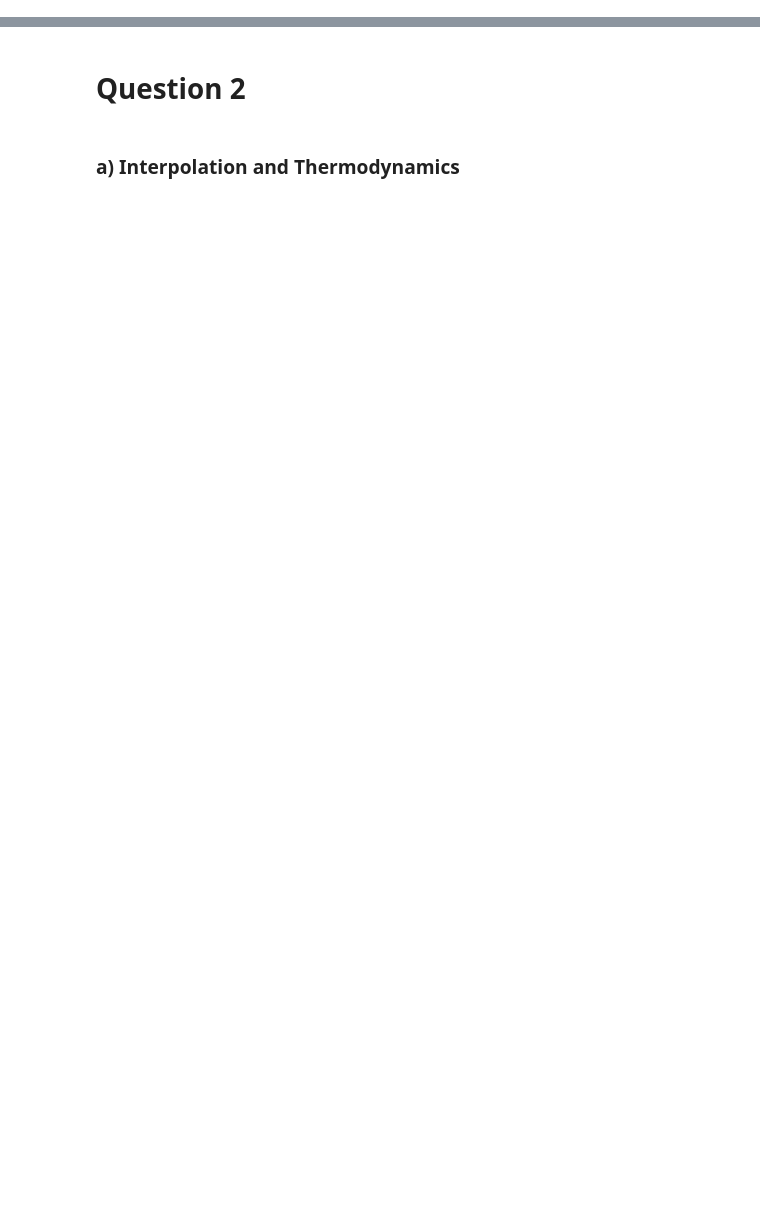
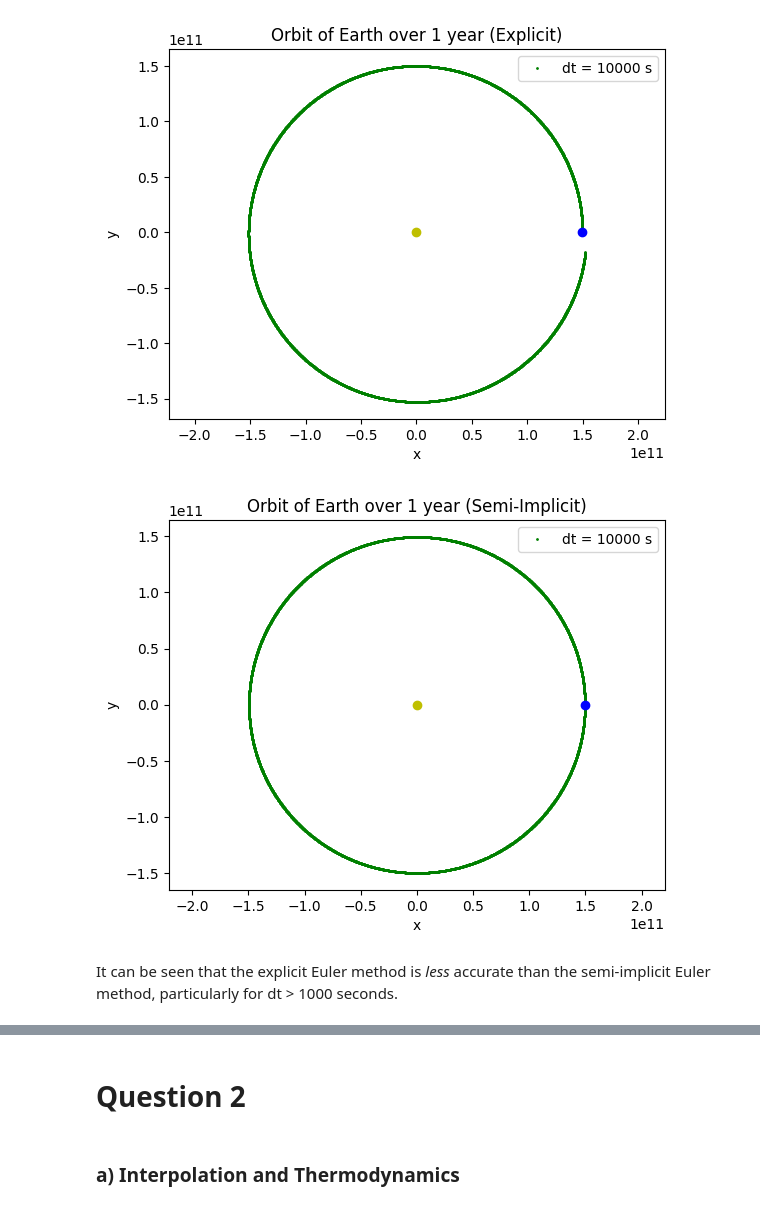
Before and after one commit to LFW25/PHYS512-Computational_Physics, a Jupyter notebook: Assignments/A1.ipynb, the cells around one changed output, grey strips where cells are left out. Cells and saved outputs as stored; diff of their text form; code cells hidden in the pictures; blank space fills up the shorter version.

```diff
--- a/Assignments/A1.ipynb
+++ b/Assignments/A1.ipynb
@@ -140,0 +243,13 @@ plt.legend()
+# %%
+#Explicit Method
+plt.figure(1)
+__ = orbit(10000, plot = True, explicit = True)
+
+#Semi-Implicit Method
+plt.figure(2)
+__ = orbit(10000, plot = True, explicit = False)
+# %% [output]
+[figure, added]
+[figure, added]
+# %% [markdown]
+It can be seen that the explicit Euler method is *less* accurate than the semi-implicit Euler method, particularly for dt > 1000 seconds.
```
Also changed, not shown: parts of 26 cells of this notebook.
